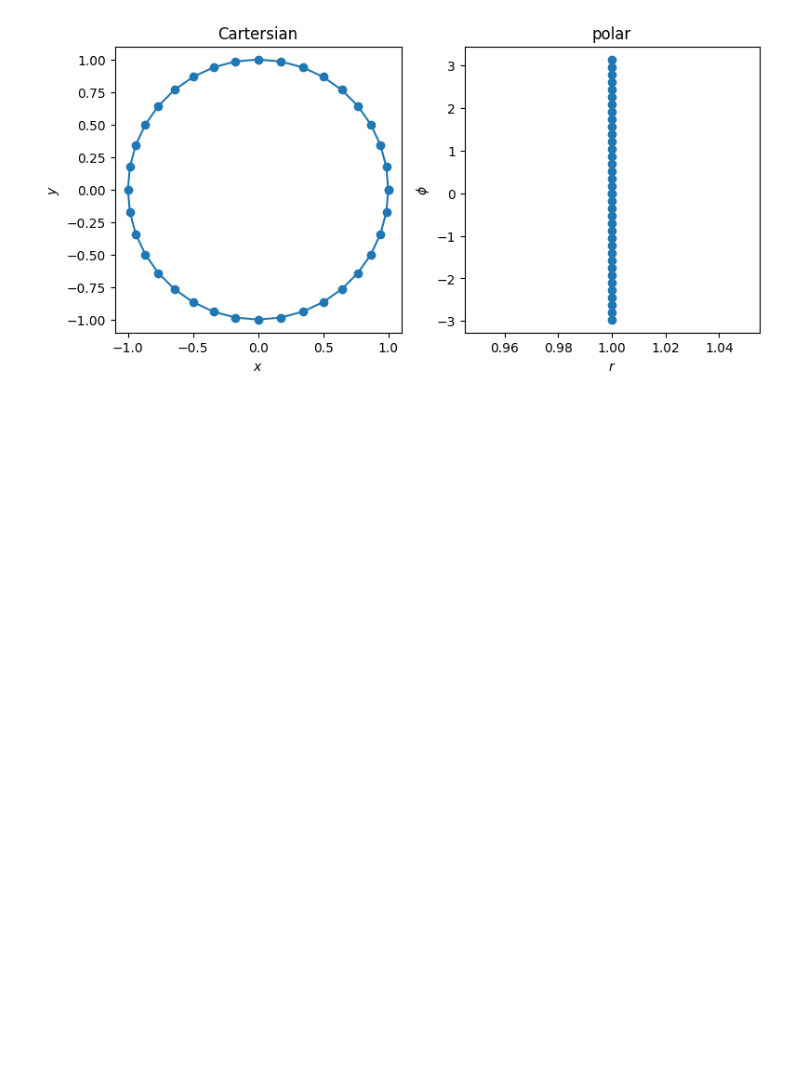
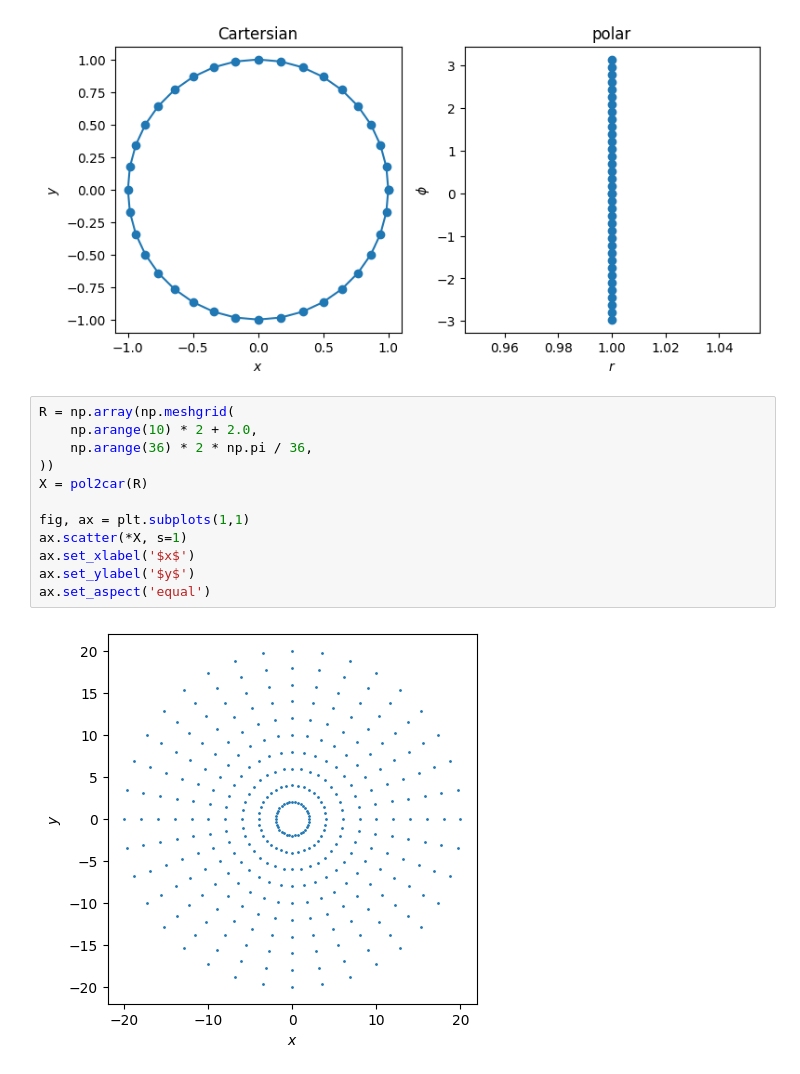
Before and after one commit to rndsrc/dg, a Jupyter notebook: vis.ipynb, the cells around one changed output. Cells and saved outputs as stored; diff of their text form; blank space fills up the shorter version.

```diff
--- a/vis.ipynb
+++ b/vis.ipynb
@@ -122,3 +122,17 @@ axes[1].set_ylabel('$\phi$')
 # %% [output]
 Text(0, 0.5, '$\\phi$')
 [figure]
+# %%
+R = np.array(np.meshgrid(
+    np.arange(10) * 2 + 2.0,
+    np.arange(36) * 2 * np.pi / 36,
+))
+X = pol2car(R)
+
+fig, ax = plt.subplots(1,1)
+ax.scatter(*X, s=1)
+ax.set_xlabel('$x$')
+ax.set_ylabel('$y$')
+ax.set_aspect('equal')
+# %% [output]
+[figure, added]
```
Also changed, not shown: parts of 1 cell of this notebook.
